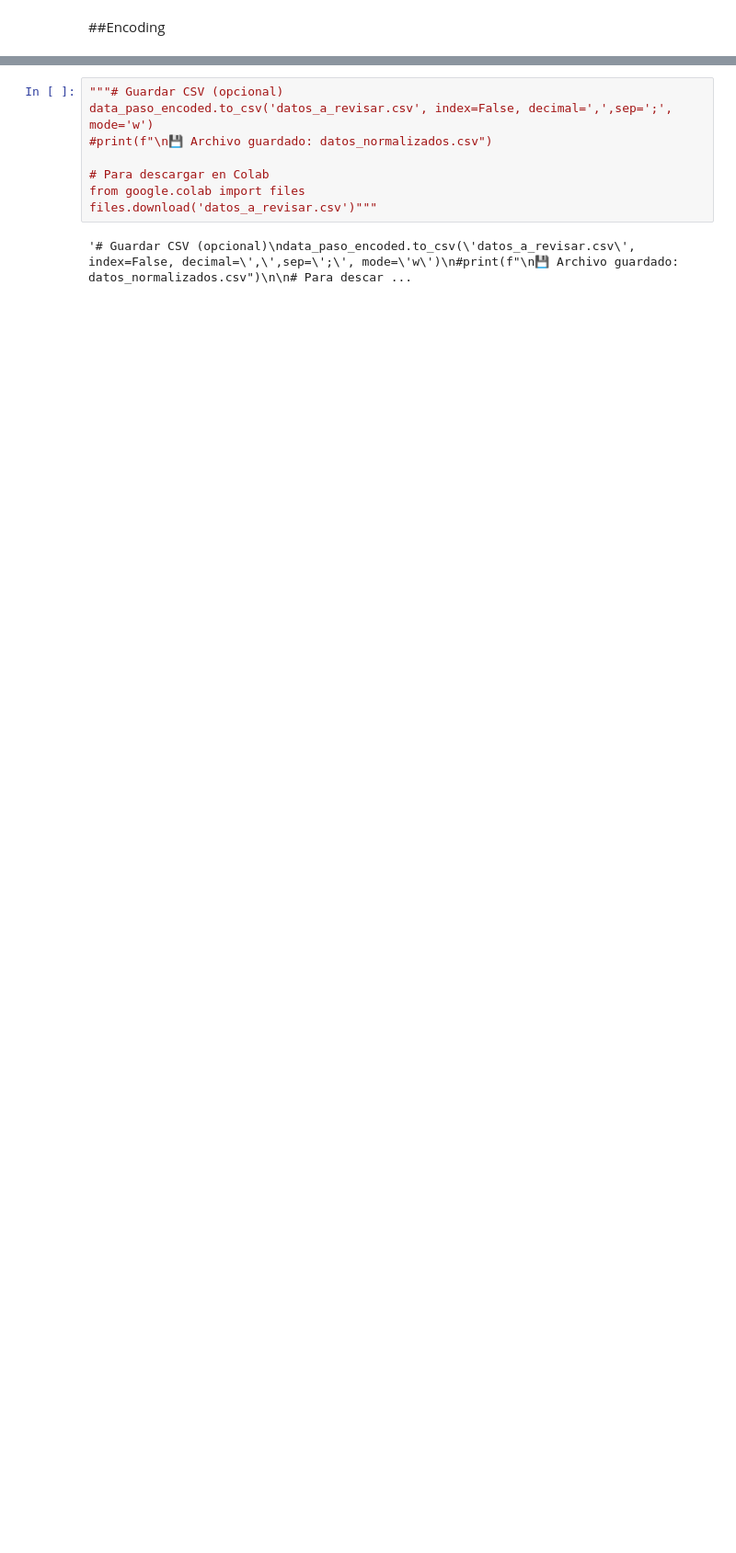
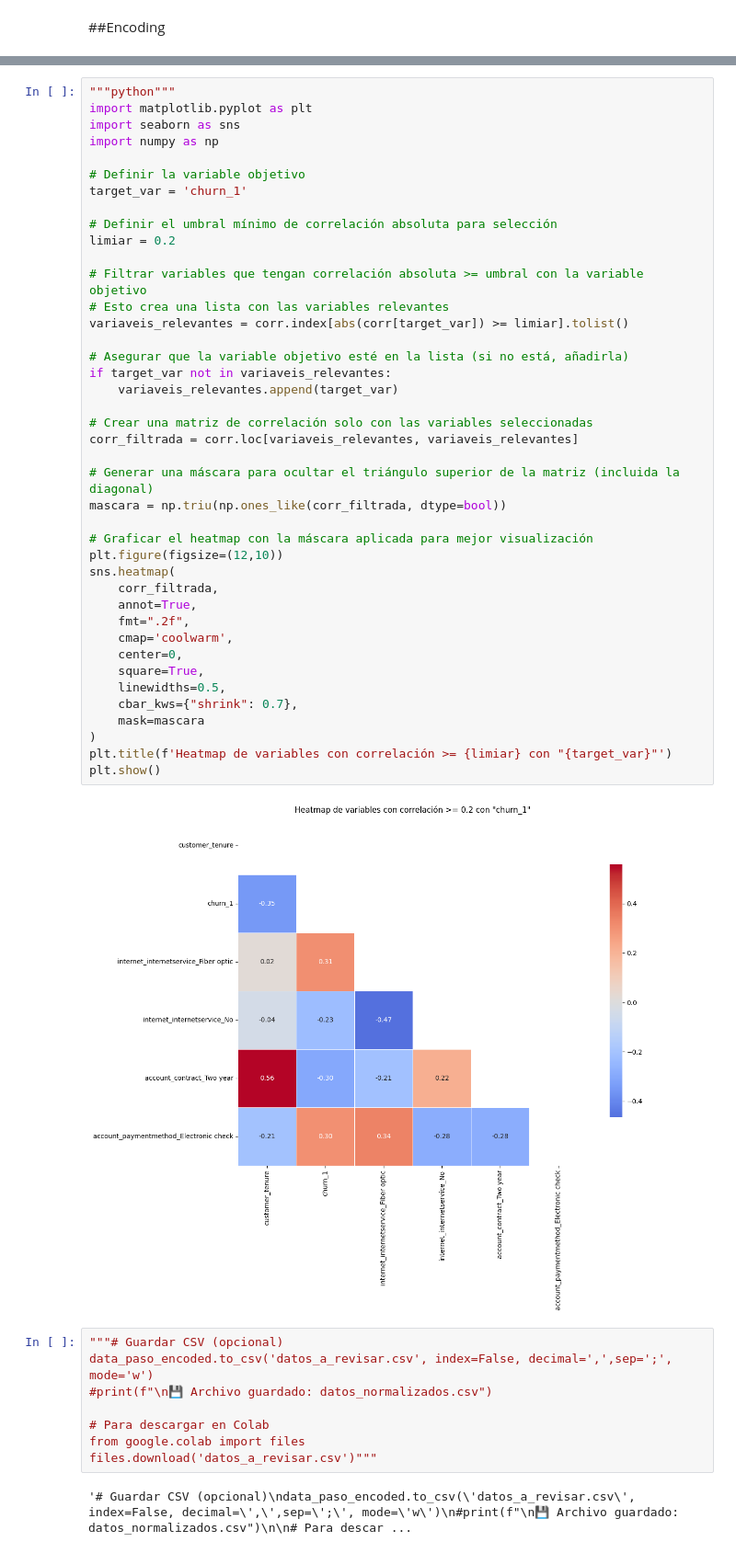
Before and after one commit to macollipal/-challenge3-data-science-LATAM, a Jupyter notebook: challenge3_data_science_LATAM.ipynb, the cells around one changed output, grey strips where cells are left out. Shown: that part at 92% size. Saved outputs shown, nothing was run; the diff lists cells and outputs as text; blank space fills up the shorter version.

```diff
--- a/challenge3_data_science_LATAM.ipynb
+++ b/challenge3_data_science_LATAM.ipynb
@@ -182,3 +292,46 @@ display(data_paso_encoded.head())
+# %%
+"""python"""
+import matplotlib.pyplot as plt
+import seaborn as sns
+import numpy as np
+
+# Definir la variable objetivo
+target_var = 'churn_1'
+
+# Definir el umbral mínimo de correlación absoluta para selección
+limiar = 0.2
+
+# Filtrar variables que tengan correlación absoluta >= umbral con la variable objetivo
+# Esto crea una lista con las variables relevantes
+variaveis_relevantes = corr.index[abs(corr[target_var]) >= limiar].tolist()
+
+# Asegurar que la variable objetivo esté en la lista (si no está, añadirla)
+if target_var not in variaveis_relevantes:
+    variaveis_relevantes.append(target_var)
+
+# Crear una matriz de correlación solo con las variables seleccionadas
+corr_filtrada = corr.loc[variaveis_relevantes, variaveis_relevantes]
+
+# Generar una máscara para ocultar el triángulo superior de la matriz (incluida la diagonal)
+mascara = np.triu(np.ones_like(corr_filtrada, dtype=bool))
+
+# Graficar el heatmap con la máscara aplicada para mejor visualización
+plt.figure(figsize=(12,10))
+sns.heatmap(
+    corr_filtrada,
+    annot=True,
+    fmt=".2f",
+    cmap='coolwarm',
+    center=0,
+    square=True,
+    linewidths=0.5,
+    cbar_kws={"shrink": 0.7},
+    mask=mascara
+)
+plt.title(f'Heatmap de variables con correlación >= {limiar} con "{target_var}"')
+plt.show()
+# %% [output]
+[figure, added]
 # %%
 """# Guardar CSV (opcional)
 data_paso_encoded.to_csv('datos_a_revisar.csv', index=False, decimal=',',sep=';', mode='w')
```
Also changed, not shown: parts of 38 cells of this notebook.
